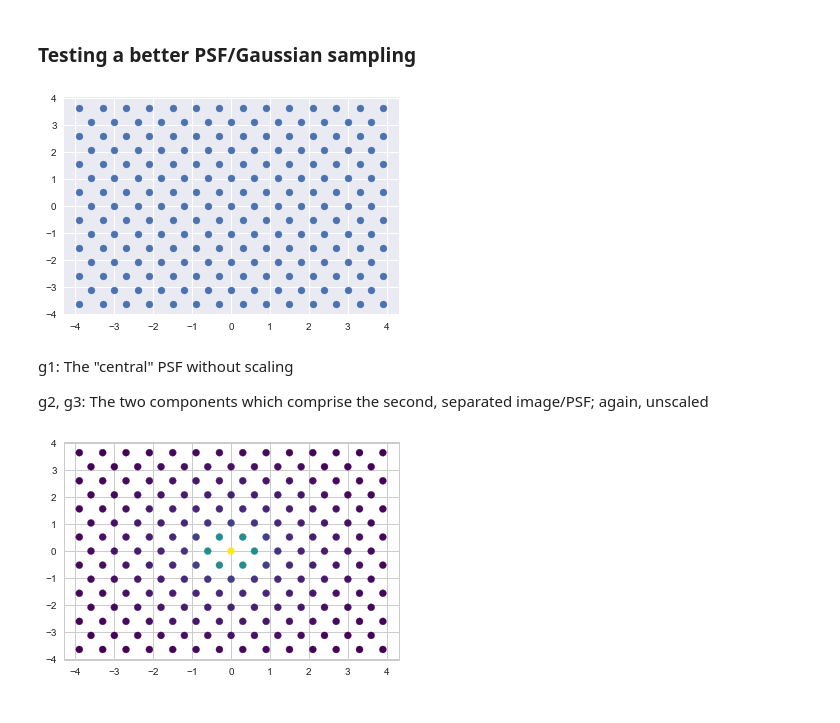
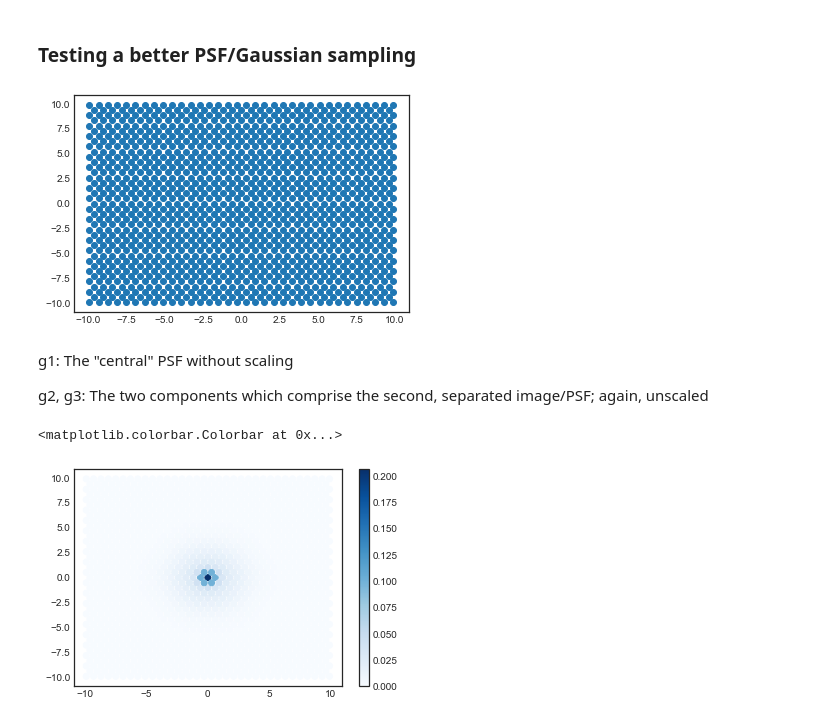
Before and after one commit to WinawerLab/vis-mod-course, a Jupyter notebook: Geisler1984/Geisler1984.ipynb, the cells around one changed output. Saved outputs shown, nothing was run; the diff lists cells and outputs as text; code cells hidden in the pictures.

```diff
--- a/Geisler1984/Geisler1984.ipynb
+++ b/Geisler1984/Geisler1984.ipynb
@@ -243,10 +243,10 @@ array([[1.35976966e+00, 6.66551317e-01, 1.19244955e+01],
 # %% [markdown]
 ### Testing a better PSF/Gaussian sampling
 # %%
-photoreceptors = hf.get_photoreceptor_locations(4, 4);
+photoreceptors = hf.get_photoreceptor_locations(10, 10);
 plt.scatter(photoreceptors[:,0], photoreceptors[:,1]);
 # %% [output]
-[figure, old version]
+[figure, new version]
 # %% [markdown]
 g1: The "central" PSF without scaling
 
@@ -258,6 +259,8 @@ g3 = hf.Pointspread_Function((6, 0), [.684, .587], [.443, 2.035])
 # %%
 absorbed = g1.pdf(photoreceptors[:, 0], photoreceptors[:, 1]);
-sns.set_style('whitegrid')
-plt.scatter(photoreceptors[:, 0], photoreceptors[:, 1], c=absorbed, cmap='viridis');
+sns.set_style('white')
+plt.scatter(photoreceptors[:, 0], photoreceptors[:, 1], c=absorbed, cmap='Blues', vmin=0)
+plt.colorbar()
 # %% [output]
+<matplotlib.colorbar.Colorbar at 0x...>
-[figure, old version]
+[figure, new version]
```
Also changed, not shown: parts of 6 cells of this notebook, 1 other file.
